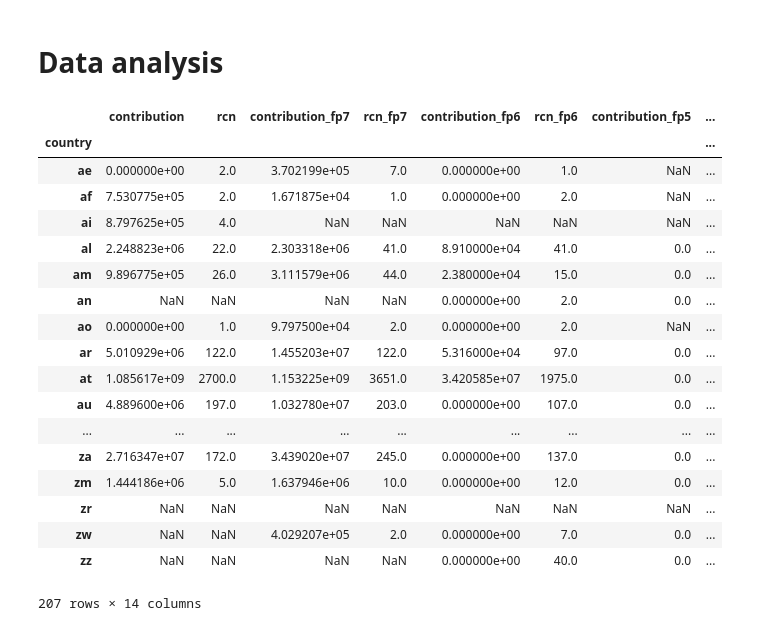
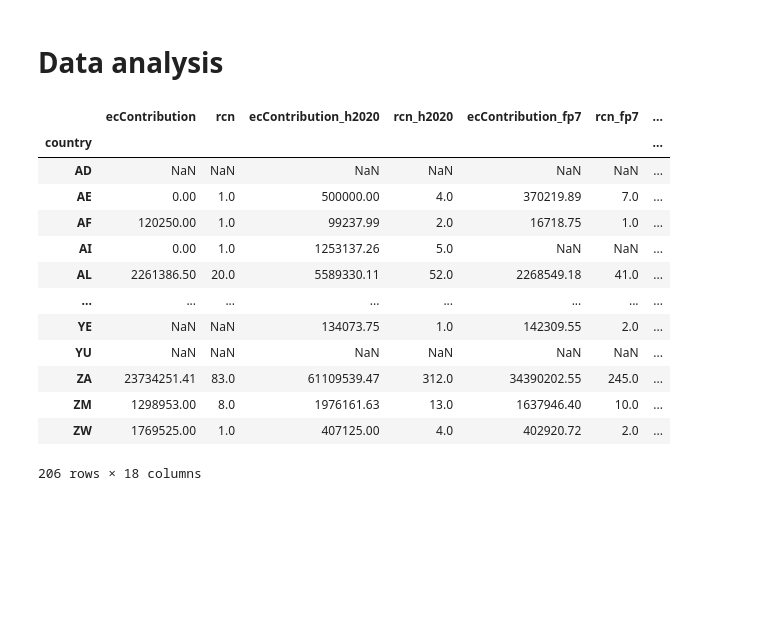
Before and after one commit to andremann/proj-net, a Jupyter notebook: notebooks/01-Initial-data-exploration.ipynb, the cells around one changed output. Saved outputs shown, nothing was run; the diff lists cells and outputs as text; code cells hidden in the pictures; blank space fills up the shorter version.

```diff
--- a/notebooks/01-Initial-data-exploration.ipynb
+++ b/notebooks/01-Initial-data-exploration.ipynb
@@ -224,61 +237,70 @@ fp2_organisations.head()
 # %% [markdown]
 # Data analysis
+# %%
+fp7_organisations.ecContribution = pd.to_numeric(fp7_organisations.ecContribution, errors='coerce')
 # %%
+he_funds = he_organisations.groupby(['country'])\
+                    .agg({'ecContribution': 'sum', 'rcn': 'count'})\
+                    .sort_values(['ecContribution', 'rcn'], ascending=False)
+
 h2020_funds = h2020_organisations.groupby(['country'])\
-                    .agg({'contribution': 'sum', 'rcn': 'count'})\
-                    .sort_values(['contribution', 'rcn'], ascending=False)
+                    .agg({'ecContribution': 'sum', 'rcn': 'count'})\
+                    .sort_values(['ecContribution', 'rcn'], ascending=False)
 
+fp7_organisations.ecContribution = pd.to_numeric(fp7_organisations.ecContribution, errors='coerce')
 fp7_funds = fp7_organisations.groupby(['country'])\
-                    .agg({'contribution': 'sum', 'rcn': 'count'})\
-                    .sort_values(['contribution', 'rcn'], ascending=False)
+                    .agg({'ecContribution': 'sum', 'rcn': 'count'})\
+                    .sort_values(['ecContribution', 'rcn'], ascending=False)
 
+fp6_organisations.ecContribution = pd.to_numeric(fp6_organisations.ecContribution, errors='coerce')
 fp6_funds = fp6_organisations.groupby(['country'])\
-                    .agg({'contribution': 'sum', 'rcn': 'count'})\
-                    .sort_values(['contribution', 'rcn'], ascending=False)
+                    .agg({'ecContribution': 'sum', 'projectRcn': 'count'})\
+                    .sort_values(['ecContribution', 'projectRcn'], ascending=False)
 
 fp5_funds = fp5_organisations.groupby(['country'])\
-                    .agg({'contribution': 'sum', 'rcn': 'count'})\
-                    .sort_values(['contribution', 'rcn'], ascending=False)
+                    .agg({'ecContribution': 'sum', 'projectRcn': 'count'})\
+                    .sort_values(['ecContribution', 'projectRcn'], ascending=False)
 
 fp4_funds = fp4_organisations.groupby(['country'])\
-                    .agg({'contribution': 'sum', 'rcn': 'count'})\
-                    .sort_values(['contribution', 'rcn'], ascending=False)
+                    .agg({'ecContribution': 'sum', 'projectRcn': 'count'})\
+                    .sort_values(['ecContribution', 'projectRcn'], ascending=False)
 
 fp3_funds = fp3_organisations.groupby(['country'])\
-                    .agg({'contribution': 'sum', 'rcn': 'count'})\
-                    .sort_values(['contribution', 'rcn'], ascending=False)
+                    .agg({'ecContribution': 'sum', 'projectRcn': 'count'})\
+                    .sort_values(['ecContribution', 'projectRcn'], ascending=False)
 
 fp2_funds = fp2_organisations.groupby(['country'])\
-                    .agg({'contribution': 'sum', 'rcn': 'count'})\
-                    .sort_values(['contribution', 'rcn'], ascending=False)
+                    .agg({'ecContribution': 'sum', 'projectRcn': 'count'})\
+                    .sort_values(['ecContribution', 'projectRcn'], ascending=False)
+
+fp1_funds = fp1_organisations.groupby(['country'])\
+                    .agg({'ecContribution': 'sum', 'projectRcn': 'count'})\
+                    .sort_values(['ecContribution', 'projectRcn'], ascending=False)
 # %%
-data = h2020_funds.join(fp7_funds, rsuffix='_fp7', how='outer')
+data = he_funds.join(h2020_funds, rsuffix='_h2020', how='outer')
+data = data.join(fp7_funds, rsuffix='_fp7', how='outer')
 data = data.join(fp6_funds, rsuffix='_fp6', how='outer')
 data = data.join(fp5_funds, rsuffix='_fp5', how='outer')
 data = data.join(fp4_funds, rsuffix='_fp4', how='outer')
 data = data.join(fp3_funds, rsuffix='_fp3', how='outer')
 data = data.join(fp2_funds, rsuffix='_fp2', how='outer')
+data = data.join(fp1_funds, rsuffix='_fp1', how='outer')
 data
 # %% [output]
-|  | contribution | rcn | contribution_fp7 | rcn_fp7 | contribution_fp6 | rcn_fp6 | contribution_fp5 | ... |
-| country |  |  |  |  |  |  |  | ... |
-| ae | 0.000000e+00 | 2.0 | 3.702199e+05 | 7.0 | 0.000000e+00 | 1.0 | NaN | ... |
-| af | 7.530775e+05 | 2.0 | 1.671875e+04 | 1.0 | 0.000000e+00 | 2.0 | NaN | ... |
-| ai | 8.797625e+05 | 4.0 | NaN | NaN | NaN | NaN | NaN | ... |
-| al | 2.248823e+06 | 22.0 | 2.303318e+06 | 41.0 | 8.910000e+04 | 41.0 | 0.0 | ... |
-| am | 9.896775e+05 | 26.0 | 3.111579e+06 | 44.0 | 2.380000e+04 | 15.0 | 0.0 | ... |
-| an | NaN | NaN | NaN | NaN | 0.000000e+00 | 2.0 | 0.0 | ... |
-| ao | 0.000000e+00 | 1.0 | 9.797500e+04 | 2.0 | 0.000000e+00 | 2.0 | NaN | ... |
-| ar | 5.010929e+06 | 122.0 | 1.455203e+07 | 122.0 | 5.316000e+04 | 97.0 | 0.0 | ... |
-| at | 1.085617e+09 | 2700.0 | 1.153225e+09 | 3651.0 | 3.420585e+07 | 1975.0 | 0.0 | ... |
-| au | 4.889600e+06 | 197.0 | 1.032780e+07 | 203.0 | 0.000000e+00 | 107.0 | 0.0 | ... |
-| ... | ... | ... | ... | ... | ... | ... | ... | ... |
-| za | 2.716347e+07 | 172.0 | 3.439020e+07 | 245.0 | 0.000000e+00 | 137.0 | 0.0 | ... |
-| zm | 1.444186e+06 | 5.0 | 1.637946e+06 | 10.0 | 0.000000e+00 | 12.0 | 0.0 | ... |
-| zr | NaN | NaN | NaN | NaN | NaN | NaN | NaN | ... |
-| zw | NaN | NaN | 4.029207e+05 | 2.0 | 0.000000e+00 | 7.0 | 0.0 | ... |
-| zz | NaN | NaN | NaN | NaN | 0.000000e+00 | 40.0 | 0.0 | ... |
+|  | ecContribution | rcn | ecContribution_h2020 | rcn_h2020 | ecContribution_fp7 | rcn_fp7 | ... |
+| country |  |  |  |  |  |  | ... |
+| AD | NaN | NaN | NaN | NaN | NaN | NaN | ... |
+| AE | 0.00 | 1.0 | 500000.00 | 4.0 | 370219.89 | 7.0 | ... |
+| AF | 120250.00 | 1.0 | 99237.99 | 2.0 | 16718.75 | 1.0 | ... |
+| AI | 0.00 | 1.0 | 1253137.26 | 5.0 | NaN | NaN | ... |
+| AL | 2261386.50 | 20.0 | 5589330.11 | 52.0 | 2268549.18 | 41.0 | ... |
+| ... | ... | ... | ... | ... | ... | ... | ... |
+| YE | NaN | NaN | 134073.75 | 1.0 | 142309.55 | 2.0 | ... |
+| YU | NaN | NaN | NaN | NaN | NaN | NaN | ... |
+| ZA | 23734251.41 | 83.0 | 61109539.47 | 312.0 | 34390202.55 | 245.0 | ... |
+| ZM | 1298953.00 | 8.0 | 1976161.63 | 13.0 | 1637946.40 | 10.0 | ... |
+| ZW | 1769525.00 | 1.0 | 407125.00 | 4.0 | 402920.72 | 2.0 | ... |
-207 rows × 14 columns
+206 rows × 18 columns
 # %%
 data = data.fillna(0)
 # %%
```
Also changed, not shown: parts of 34 cells of this notebook.
